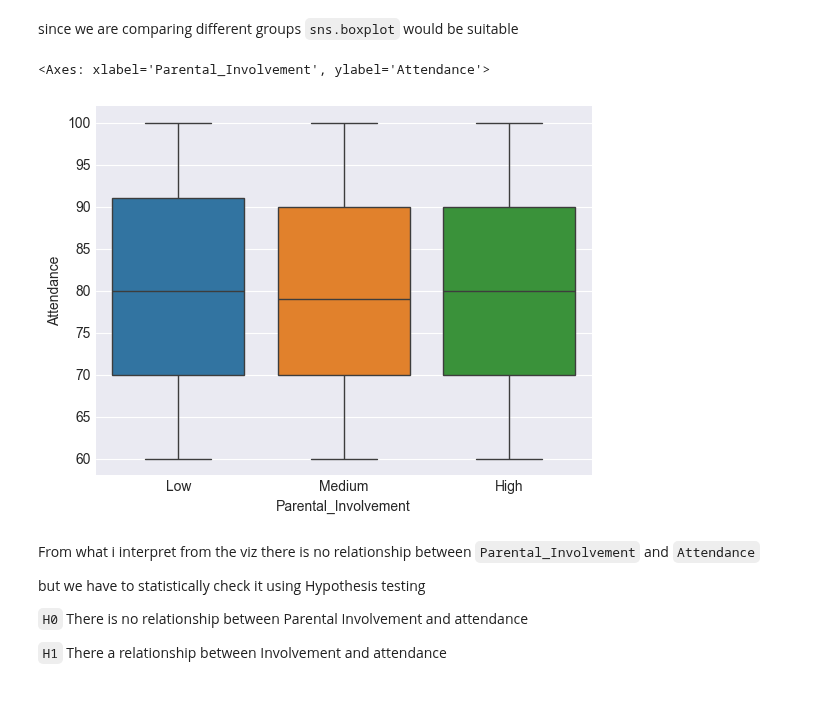
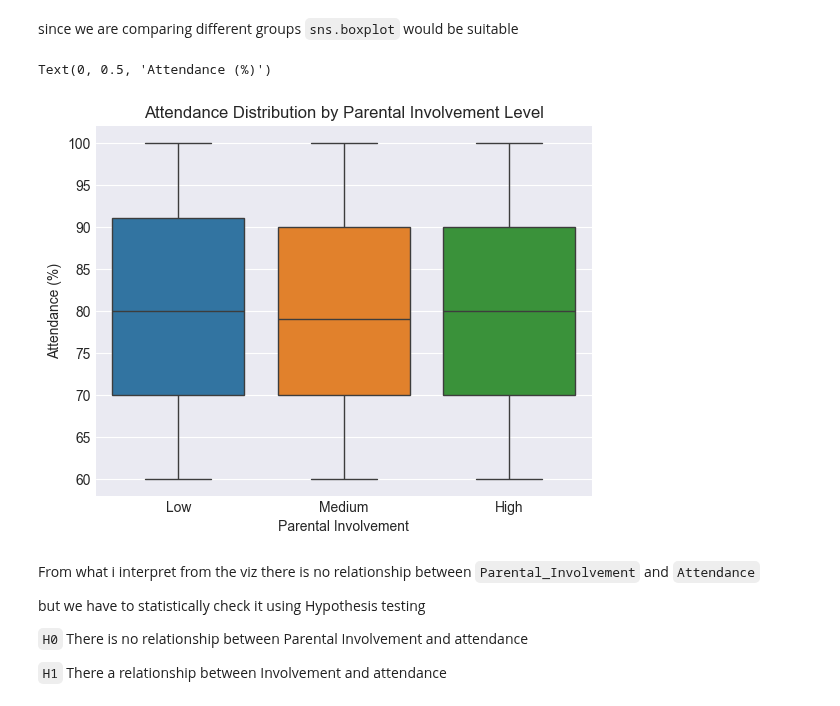
Before and after one commit to TurkiOmran/AAI, a Jupyter notebook: student/project/p2/notebooks/p2_students_exam.ipynb, the cells around one changed output. Drawn from its saved outputs; the diff is of its cells as text; code cells hidden in the pictures.

```diff
--- a/student/project/p2/notebooks/p2_students_exam.ipynb
+++ b/student/project/p2/notebooks/p2_students_exam.ipynb
@@ -145,10 +173,13 @@ since we are comparing different groups `sns.boxplot` would be suitable
 # %%
 df['Parental_Involvement'].value_counts()
 
-sns.boxplot(data=df,x='Parental_Involvement',y='Attendance',hue='Parental_Involvement')
+sns.boxplot(data=df, x='Parental_Involvement', y='Attendance', hue='Parental_Involvement')
+plt.title('Attendance Distribution by Parental Involvement Level')
+plt.xlabel('Parental Involvement')
+plt.ylabel('Attendance (%)')
 # %% [output]
-<Axes: xlabel='Parental_Involvement', ylabel='Attendance'>
+Text(0, 0.5, 'Attendance (%)')
-[figure, old version]
+[figure, new version]
 # %% [markdown]
 From what i interpret from the viz there is no relationship between `Parental_Involvement` and `Attendance`
 
```
Also changed, not shown: parts of 13 cells of this notebook.
